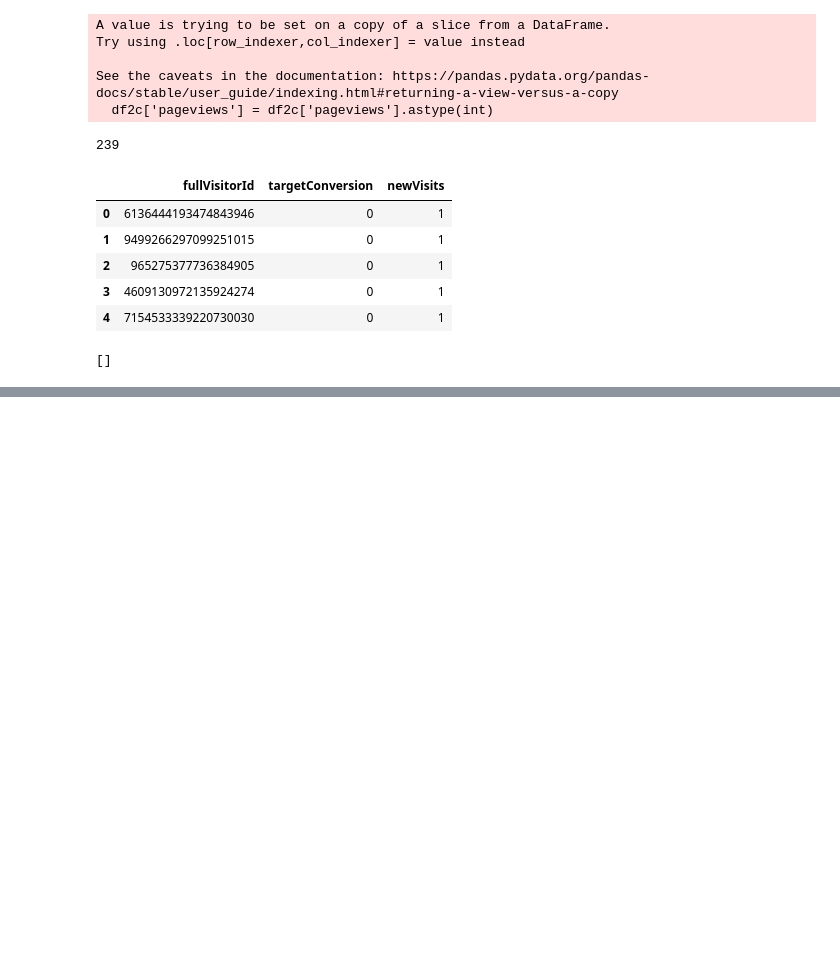
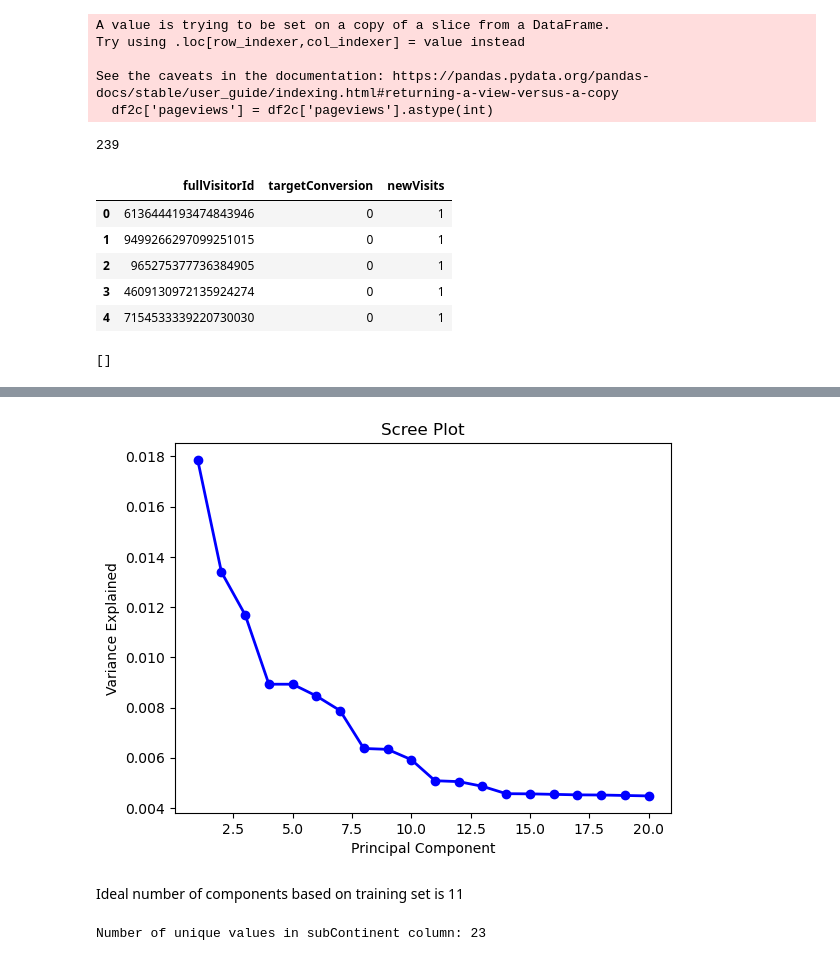
Before and after one commit to McGill-MMA-EnterpriseAnalytics/Revenue-Radar, a Jupyter notebook: Conversion-Analyst-Workspace/preprocessing-w-cutoff.ipynb, the cells around one changed output, grey strips where cells are left out. Saved outputs shown, nothing was run; the diff lists cells and outputs as text; code cells hidden in the pictures; blank space fills up the shorter version.

```diff
--- a/Conversion-Analyst-Workspace/preprocessing-w-cutoff.ipynb
+++ b/Conversion-Analyst-Workspace/preprocessing-w-cutoff.ipynb
@@ -370,0 +379,10 @@ df2test.to_csv('df2test.csv', index=True)
+# %%
+source_columns = [col for col in df1train.columns if col.startswith('source_')]
+source_data = df1train[source_columns]
+# %%
+scaler = StandardScaler()
+source_data_scaled = scaler.fit_transform(source_data)
+# %%
+pca = PCA(n_components=20)
+principal_components = pca.fit_transform(source_data_scaled)
+pc_df = pd.DataFrame(data=principal_components, columns=[f'PC{i+1}' for i in range(20)])
@@ -370,0 +392,11 @@ df2test.to_csv('df2test.csv', index=True)
+# %%
+PC_values = np.arange(pca.n_components_) + 1
+plt.plot(PC_values, pca.explained_variance_ratio_, 'o-', linewidth=2, color='blue')
+plt.title('Scree Plot')
+plt.xlabel('Principal Component')
+plt.ylabel('Variance Explained')
+plt.show()
+# %% [output]
+[figure, added]
+# %% [markdown]
+Ideal number of components based on training set is 11
@@ -370,0 +419,4 @@ df2test.to_csv('df2test.csv', index=True)
+# %%
+print("Number of unique values in subContinent column:", df1train['subContinent'].nunique())
+# %% [output]
+Number of unique values in subContinent column: 23
```
Also changed, not shown: parts of 24 cells of this notebook.
